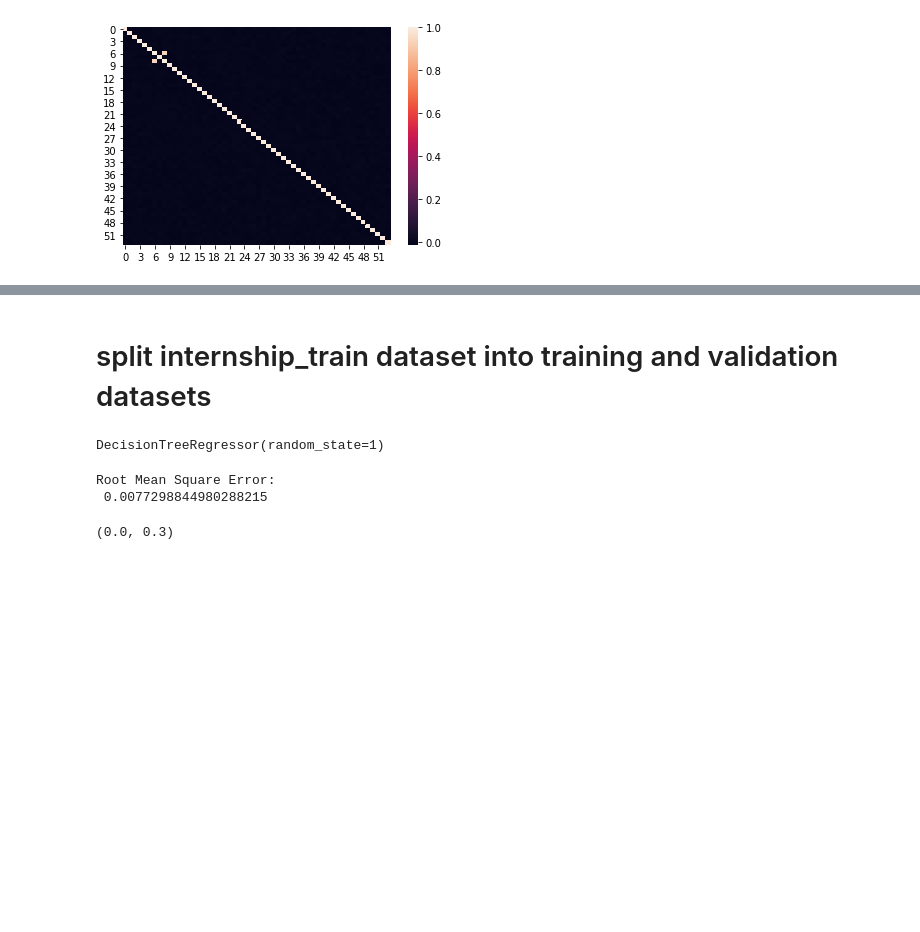
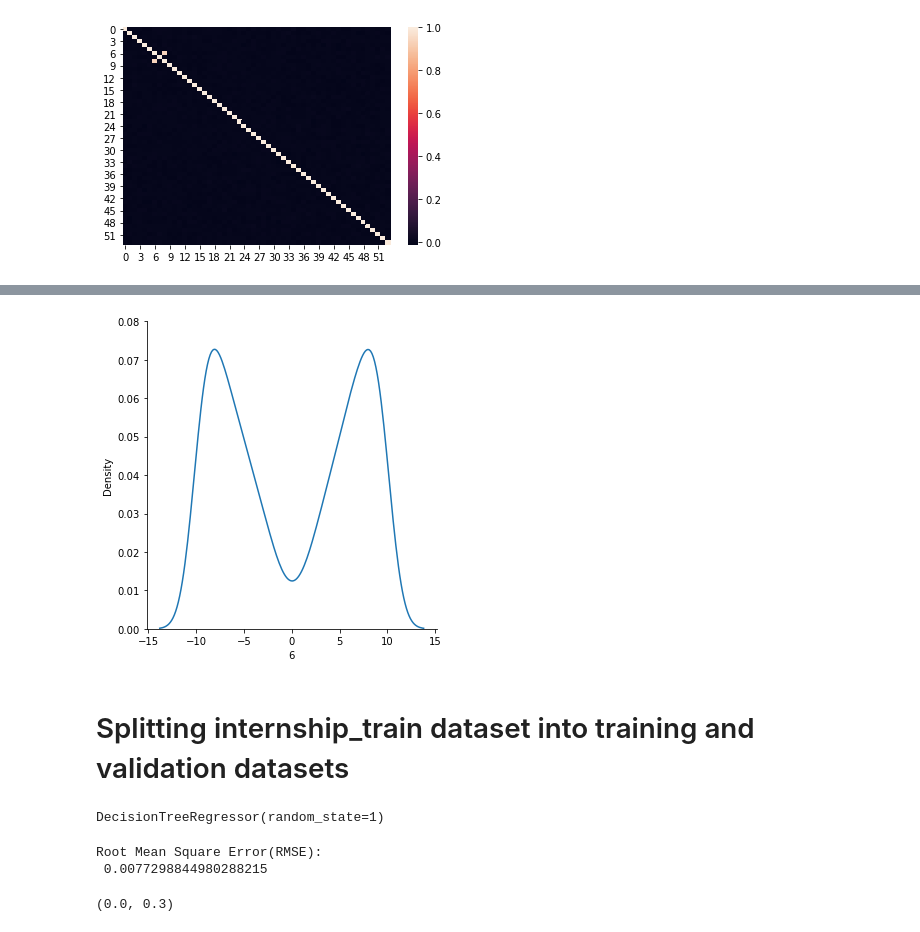
Before and after one commit to IGPO/linear_r, a Jupyter notebook: linear_r.ipynb, the cells around one changed output, grey strips where cells are left out. Drawn from its saved outputs; the diff is of its cells as text; code cells hidden in the pictures; blank space fills up the shorter version.

```diff
--- a/linear_r.ipynb
+++ b/linear_r.ipynb
@@ -75,5 +97,11 @@ plt.show()
+# %%
+sns.displot(y_axe_01, x = '6', kind = 'kde', common_norm=False)
+plt.ylim(0, .08)
+plt.show()
+# %% [output]
+[figure, added]
 # %% [markdown]
-# split internship_train dataset into training and validation datasets
+# Splitting internship_train dataset into training and validation datasets
 # %%
 y = dataset.target          # target
 X = dataset.iloc[:,  :-1]   # features
@@ -97,9 +125,9 @@ val_y_predictions = my_model.predict(val_X)
 
 from sklearn.metrics import mean_squared_error
 
-print("Root Mean Square Error:\n", np.sqrt(mean_squared_error(val_y, val_y_predictions)))
+print("Root Mean Square Error(RMSE):\n", np.sqrt(mean_squared_error(val_y, val_y_predictions)))
 # %% [output]
-Root Mean Square Error:
+Root Mean Square Error(RMSE):
  0.0077298844980288215
 # %%
 plt.scatter(val_y, val_y_predictions)
```
Also changed, not shown: parts of 9 cells of this notebook, 3 other files.
